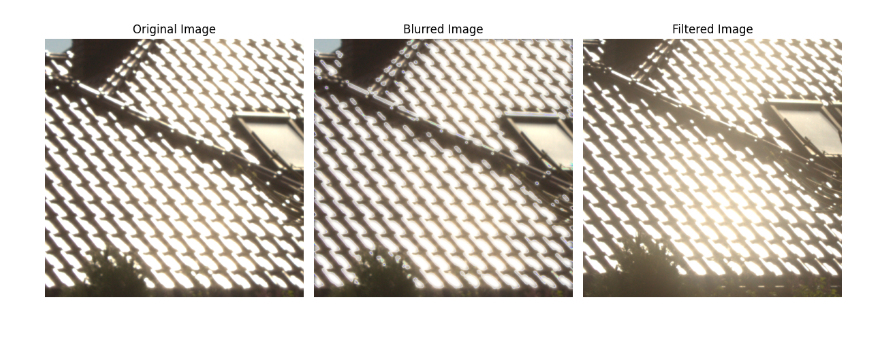
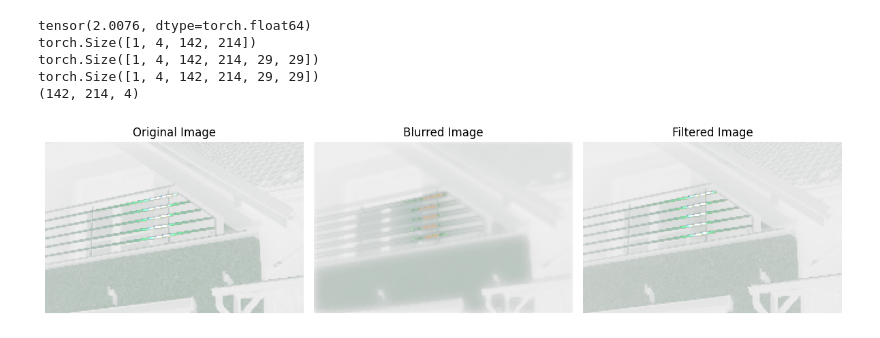
Before and after one commit to ewaMiazga/comp-photo-2025, a Jupyter notebook: gaussian_adaptive_blur.ipynb, the cells around one changed output. Drawn from its saved outputs; the diff is of its cells as text; code cells hidden in the pictures.

```diff
--- a/gaussian_adaptive_blur.ipynb
+++ b/gaussian_adaptive_blur.ipynb
@@ -10,13 +12,20 @@ import rawpy
 # %%
 def load_image(file_path):
-    raw = rawpy.imread(file_path)
-    rgb = raw.postprocess()
-    return rgb
+    raw = rawpy.imread(file_path).raw_image_visible
+    return pack_raw(raw)
 # %%
-DIR = "dataset_raw/"
-image_diff = load_image(f"{DIR}filter_long_exp/IMG_8888.CR2")
-image_org = load_image(f"{DIR}long_exp/IMG_8889.CR2")
-
+paths = get_image_paths()
+long_exp_paths = paths["long_exp"]
+filtered_exp_paths = paths["filter_long_exp"]
+idx = 10
+image_diff = load_image(filtered_exp_paths[idx])
+image_org = load_image(long_exp_paths[idx])
+# Downsample the images
+factor = 10
+image_diff = cv2.resize(image_diff, (image_diff.shape[1] // factor, image_diff.shape[0] // factor), interpolation=cv2.INTER_LINEAR)
+image_org = cv2.resize(image_org, (image_org.shape[1] // factor, image_org.shape[0] // factor), interpolation=cv2.INTER_LINEAR)
+image_diff = image_diff / image_diff.max()
+image_org = image_org / image_org.max()
 print(image_diff.shape)
 
 device = torch.device("cuda" if torch.cuda.is_available() else "cpu")
@@ -132,27 +147,40 @@ tensor([[0., 0., 0., 0., 0., 0., 0., 0., 0., 0., 0., 0., 0., 0., 0., 0., 0., 0.,
 # %%
+torch.cuda.empty_cache()
+x_start = 0
+x_end = image_org.shape[1]
+y_start = 0
+y_end = image_org.shape[0]
+
+blurred_image = adaptive_gaussian_conv2d(image_org[y_start:y_end, x_start:x_end ], k_size=29, blur_intensity=100)[0].permute(1,2,0).cpu().numpy()
+
 plt.figure(figsize=(12, 6))
-
+img_max = image_org[y_start:y_end, x_start:x_end ].max()
 plt.subplot(1, 3, 1)
-plt.imshow(image_org[1200:2100, 1500:2400])
+plt.imshow(image_org[y_start:y_end, x_start:x_end ]/img_max)
 plt.title("Original Image")
 plt.axis("off")
 
 
 plt.subplot(1, 3, 2)
-plt.imshow(np.clip(blurred_image, 0, 1))
+plt.imshow(np.clip(blurred_image/img_max, 0, 1))
 plt.title("Blurred Image")
 plt.axis("off")
 
 plt.subplot(1, 3, 3)
-plt.imshow(image_diff[1200:2100, 1500:2400])
+plt.imshow(image_diff[y_start:y_end, x_start:x_end ]/img_max)
 plt.title("Filtered Image")
 plt.axis("off")
 
-
+print(image_diff.shape)
 plt.tight_layout()
 plt.show()
 # %% [output]
+tensor(2.0076, dtype=torch.float64)
+torch.Size([1, 4, 142, 214])
+torch.Size([1, 4, 142, 214, 29, 29])
+torch.Size([1, 4, 142, 214, 29, 29])
+(142, 214, 4)
-[figure, old version]
+[figure, new version]
 # %%
 diff = ((blurred_image - image_org[1200:2100, 1500:2400] / 255.0)[:, :, 0])
 plt.imshow(diff, cmap="coolwarm")
```
Also changed, not shown: parts of 5 cells of this notebook, 4 other files.
